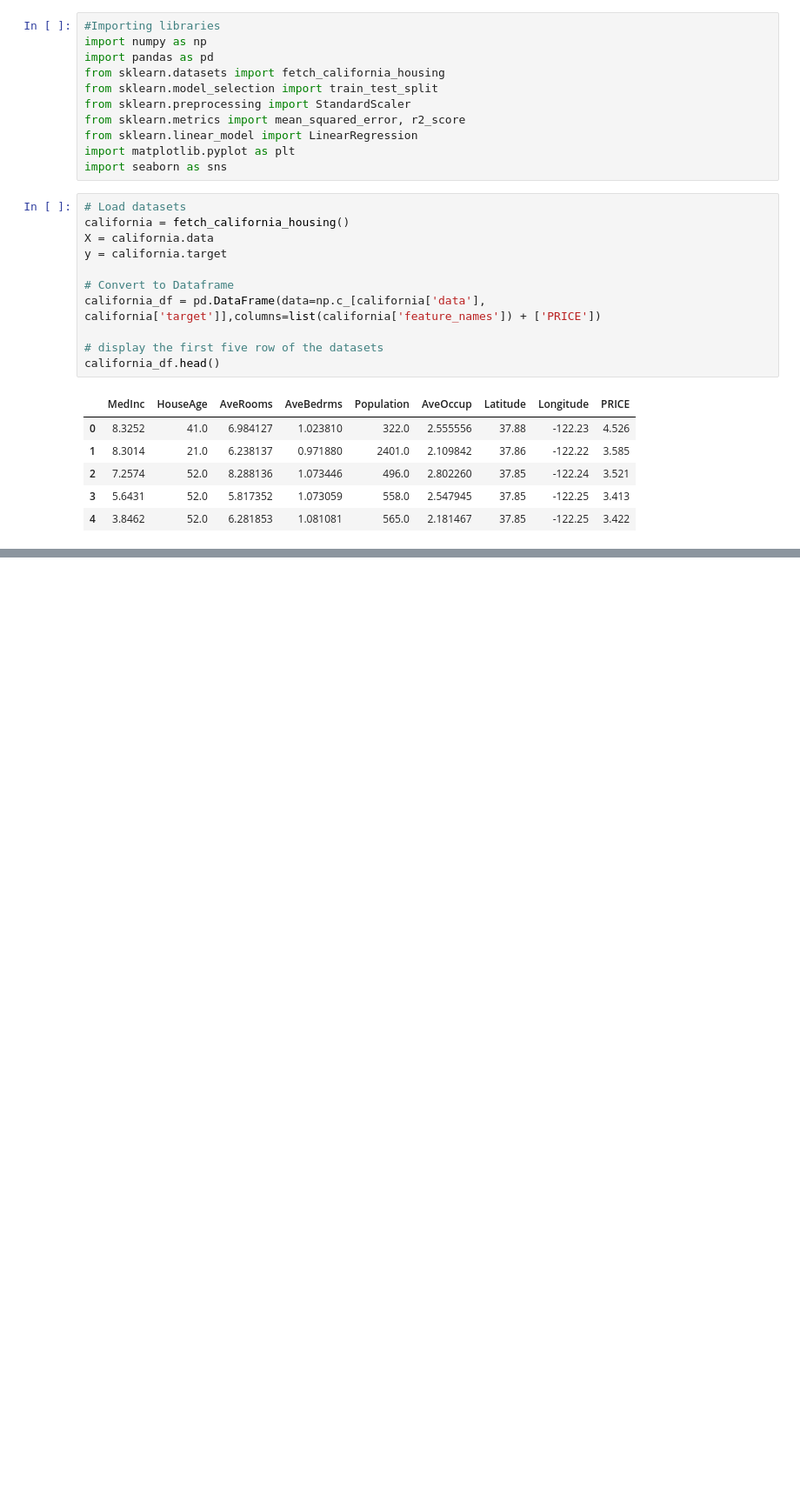
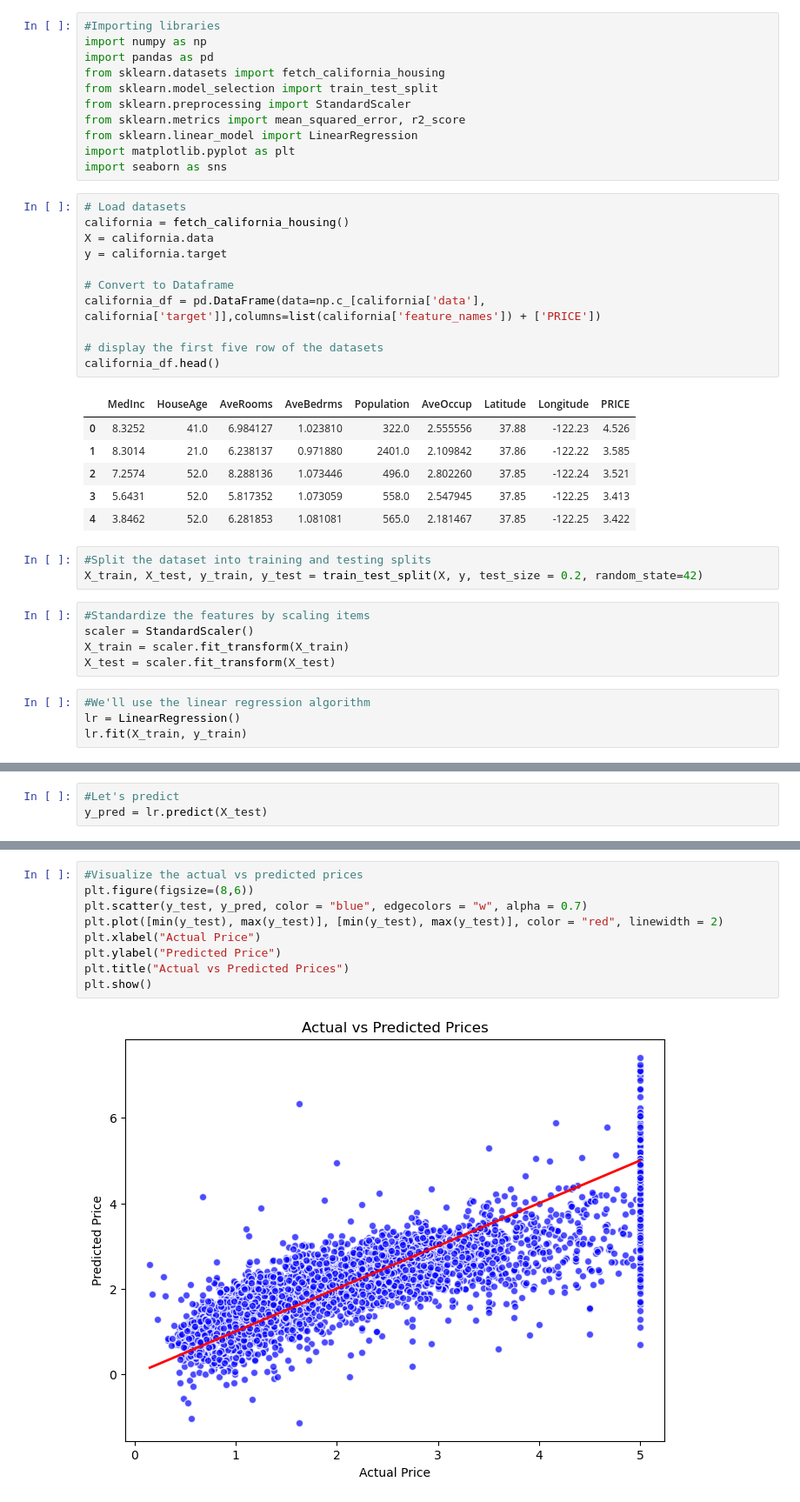
Before and after one commit to HamalXD/machine-learning, a Jupyter notebook: Learning/HousePricePredictionLR.ipynb, the cells around one changed output, grey strips where cells are left out. Shown at 87% size. Cells and saved outputs as stored; diff of their text form; blank space fills up the shorter version.

Commit message:
Completed HPP Linear regression

```diff
--- a/Learning/HousePricePredictionLR.ipynb
+++ b/Learning/HousePricePredictionLR.ipynb
@@ -27,3 +27,15 @@ california_df.head()
 | 2 | 7.2574 | 52.0 | 8.288136 | 1.073446 | 496.0 | 2.802260 | 37.85 | -122.24 | 3.521 |
 | 3 | 5.6431 | 52.0 | 5.817352 | 1.073059 | 558.0 | 2.547945 | 37.85 | -122.25 | 3.413 |
 | 4 | 3.8462 | 52.0 | 6.281853 | 1.081081 | 565.0 | 2.181467 | 37.85 | -122.25 | 3.422 |
+# %%
+#Split the dataset into training and testing splits
+X_train, X_test, y_train, y_test = train_test_split(X, y, test_size = 0.2, random_state=42)
+# %%
+#Standardize the features by scaling items
+scaler = StandardScaler()
+X_train = scaler.fit_transform(X_train)
+X_test = scaler.fit_transform(X_test)
+# %%
+#We'll use the linear regression algorithm
+lr = LinearRegression()
+lr.fit(X_train, y_train)
@@ -29,0 +44,3 @@ california_df.head()
+# %%
+#Let's predict
+y_pred = lr.predict(X_test)
@@ -29,0 +58,11 @@ california_df.head()
+# %%
+#Visualize the actual vs predicted prices
+plt.figure(figsize=(8,6))
+plt.scatter(y_test, y_pred, color = "blue", edgecolors = "w", alpha = 0.7)
+plt.plot([min(y_test), max(y_test)], [min(y_test), max(y_test)], color = "red", linewidth = 2)
+plt.xlabel("Actual Price")
+plt.ylabel("Predicted Price")
+plt.title("Actual vs Predicted Prices")
+plt.show()
+# %% [output]
+[figure, added]
```
Also changed, not shown: parts of 2 cells of this notebook.
